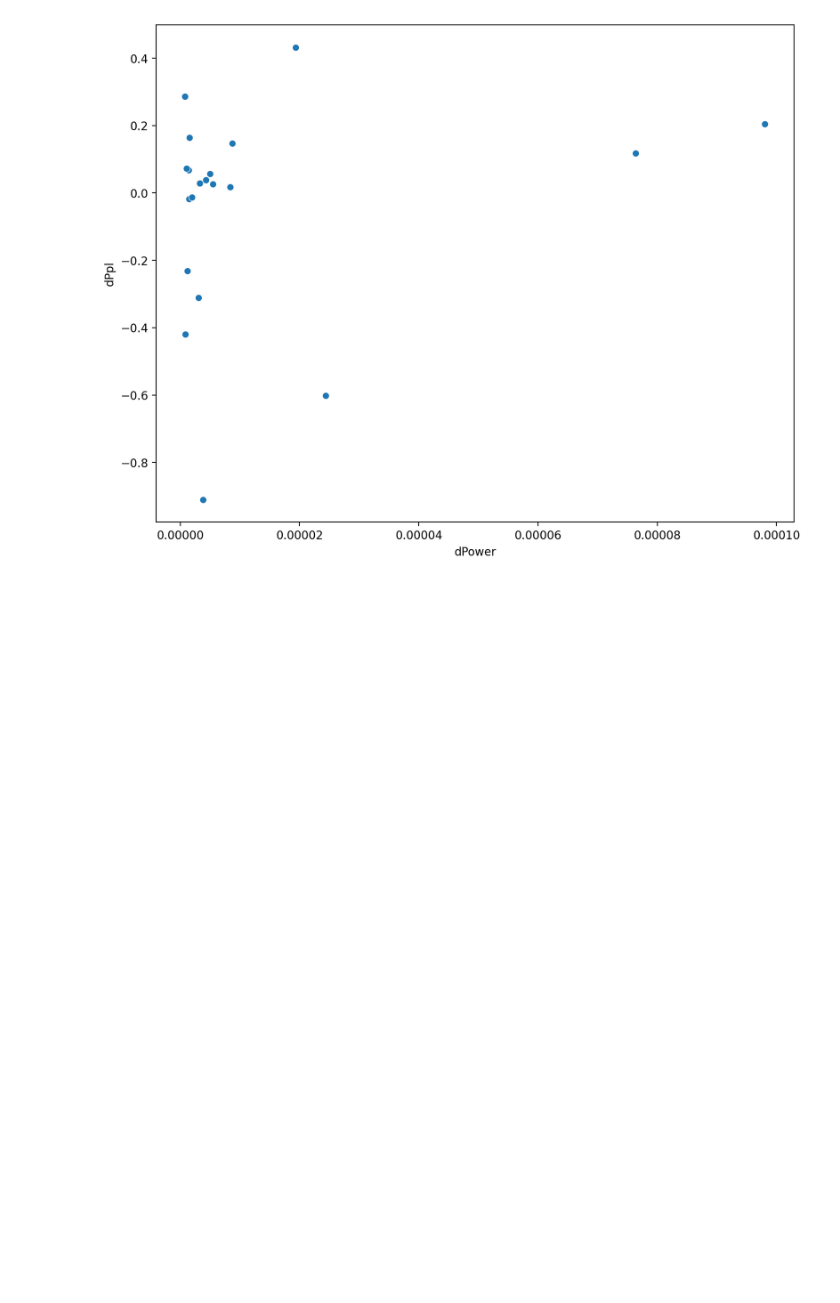
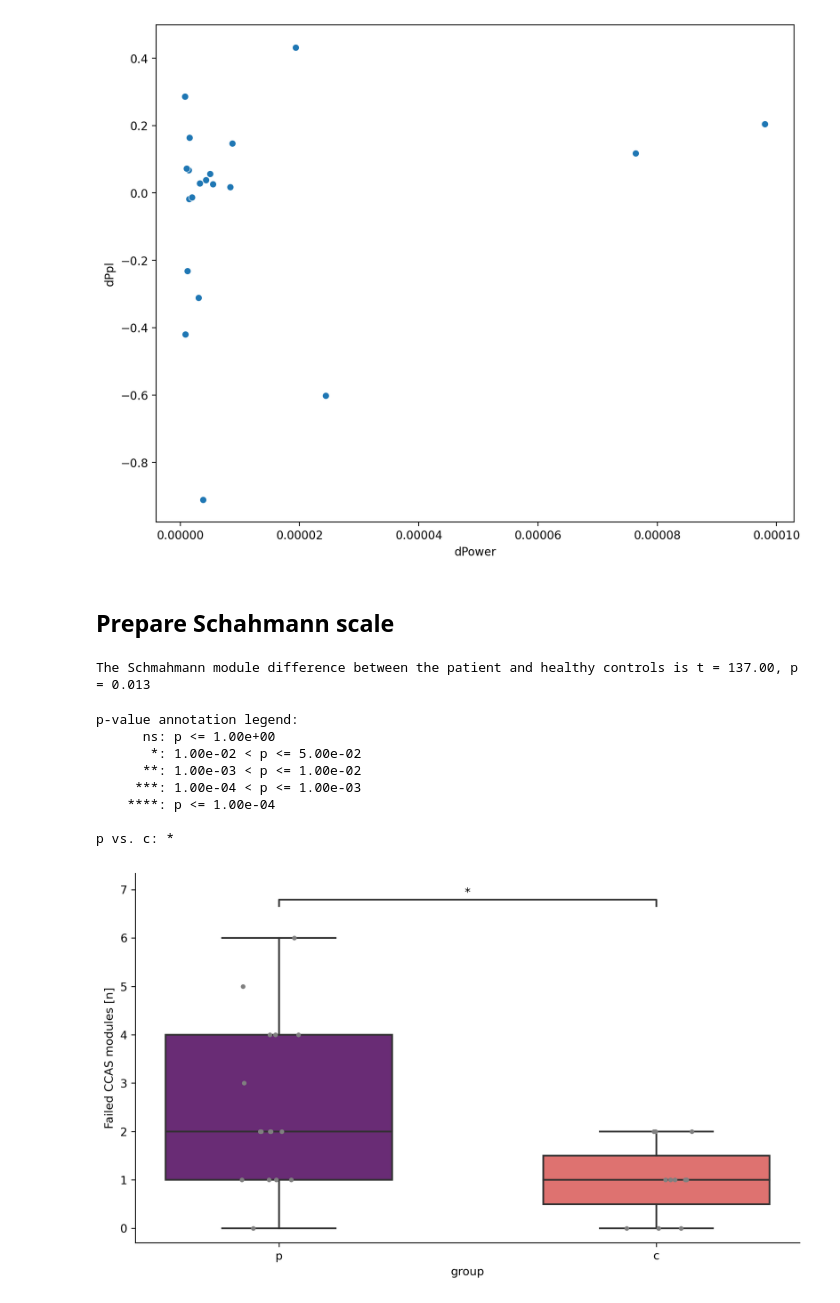
Before and after one commit to JuliusWelzel/tremor_feedback_jw, a Jupyter notebook: scripts/ana04_behav.ipynb, the cells around one changed output. Cells and saved outputs as stored; diff of their text form; code cells hidden in the pictures; blank space fills up the shorter version.

Commit message:
[ADD] CCAS module calculations

```diff
--- a/scripts/ana04_behav.ipynb
+++ b/scripts/ana04_behav.ipynb
@@ -162,3 +164,59 @@ sns.scatterplot(data=diffs[idx_cutoff_dPower], x="dPower", y="dPpl", palette="ro
 Correlation between change in power [4-12Hz] and change in pupil size is r = 0.17, p = 0.462
 <AxesSubplot:xlabel='dPower', ylabel='dPpl'>
 [figure]
+# %% [markdown]
+## Prepare Schahmann scale
+# %%
+ccas_task = dat_clin["Schahmann Gesamtwert Module"]
+all = dat_clin[dat_clin["ID"].str.contains("p2|c3")]
+all["group"] = all.ID.str[0]
+# %%
+idx_pat = all.group == "p"
+idx_con = all.group == "c"
+
+t_schahmann, p_schahmann = stats.mannwhitneyu(all["Schahmann Gesamtwert Module"][idx_pat],all["Schahmann Gesamtwert Module"][idx_con].dropna())
+
+print(f"The Schmahmann module difference between the patient and healthy controls is t = {t_schahmann:.2f}, p = {p_schahmann:.3f}")
+# %% [output]
+The Schmahmann module difference between the patient and healthy controls is t = 137.00, p = 0.013
+# %%
+hue_plot_params = {
+    'data' : all,
+    'x' : 'group',
+    'y' : 'Schahmann Gesamtwert Module',
+}
+
+pairs=[
+    ("p", "c"),
+]
+
+pvalues = [p_schahmann]
+
+# Transform each p-value to "p=" in scientific notation
+start_pvalues = [convert_pvalue_to_asterisks(pvalue) for pvalue in pvalues]
+
+fig, axs = plt.subplots(1, 1, figsize=(8.5, 5), dpi = 300)
+
+# Plot with seaborn
+axs = sns.boxplot(ax=axs, width=.6, palette = cfg_colors["group_colors"], fliersize=0, **hue_plot_params)
+axs = sns.stripplot(ax=axs,**hue_plot_params, size=4, color=".5", linewidth=0,dodge=True)
+# Add annotations
+annotator = Annotator(axs, pairs, **hue_plot_params)
+annotator.set_custom_annotations(start_pvalues)
+annotator.annotate(line_offset_to_group=0.1)
+
+axs.set_ylabel(r"Failed CCAS modules [n]")
+fig.tight_layout(pad=0.5, w_pad=0.5, h_pad=0.5)
+
+sns.despine(fig=fig)
+fig.savefig(Path.joinpath(dir_plots_group_cmpr,"ccas_module.png"))
+# %% [output]
+p-value annotation legend:
+      ns: p <= 1.00e+00
+       *: 1.00e-02 < p <= 5.00e-02
+      **: 1.00e-03 < p <= 1.00e-02
+     ***: 1.00e-04 < p <= 1.00e-03
+    ****: p <= 1.00e-04
+
+p vs. c: *
+[figure, added]
```
Also changed, not shown: parts of 6 cells of this notebook, 3 other files.
